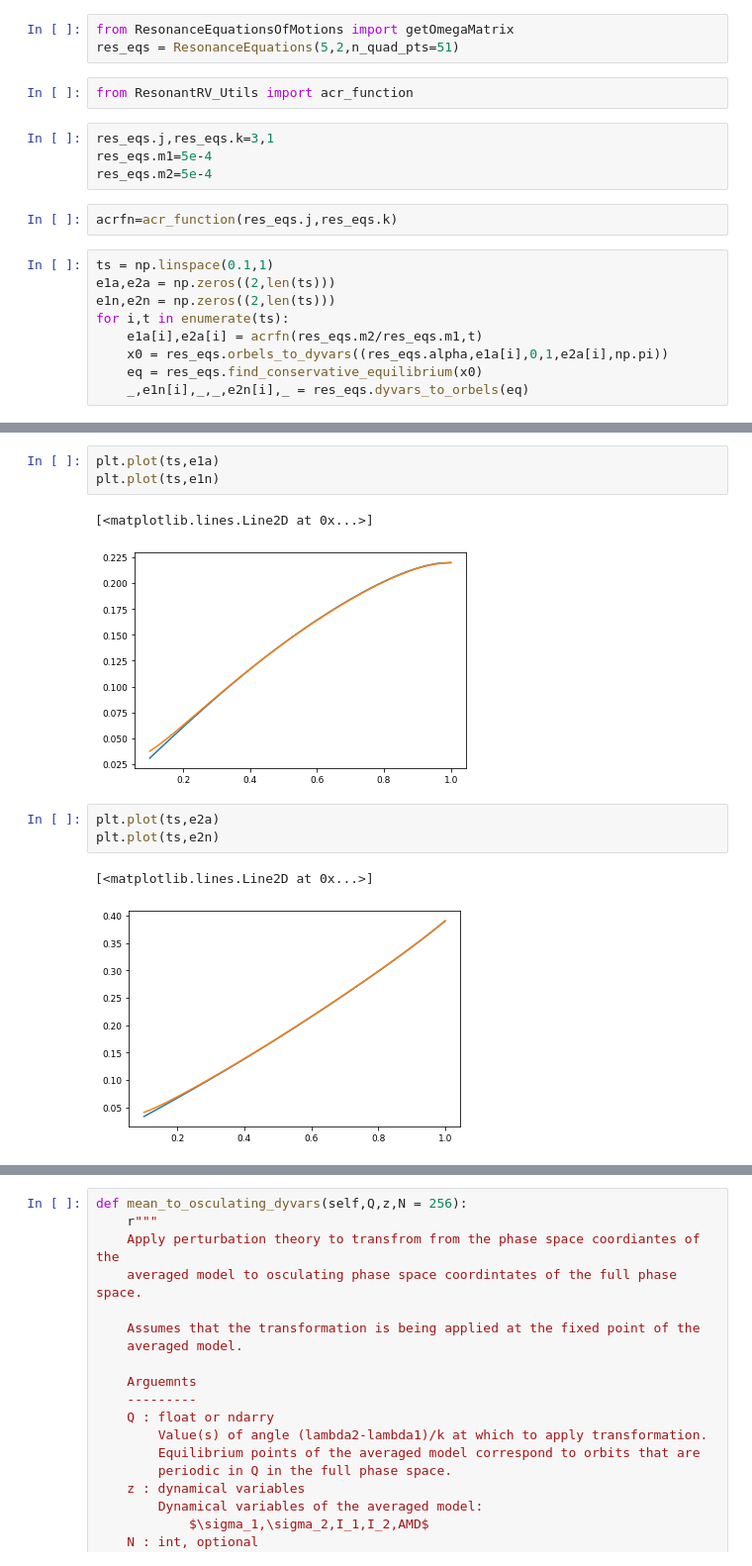
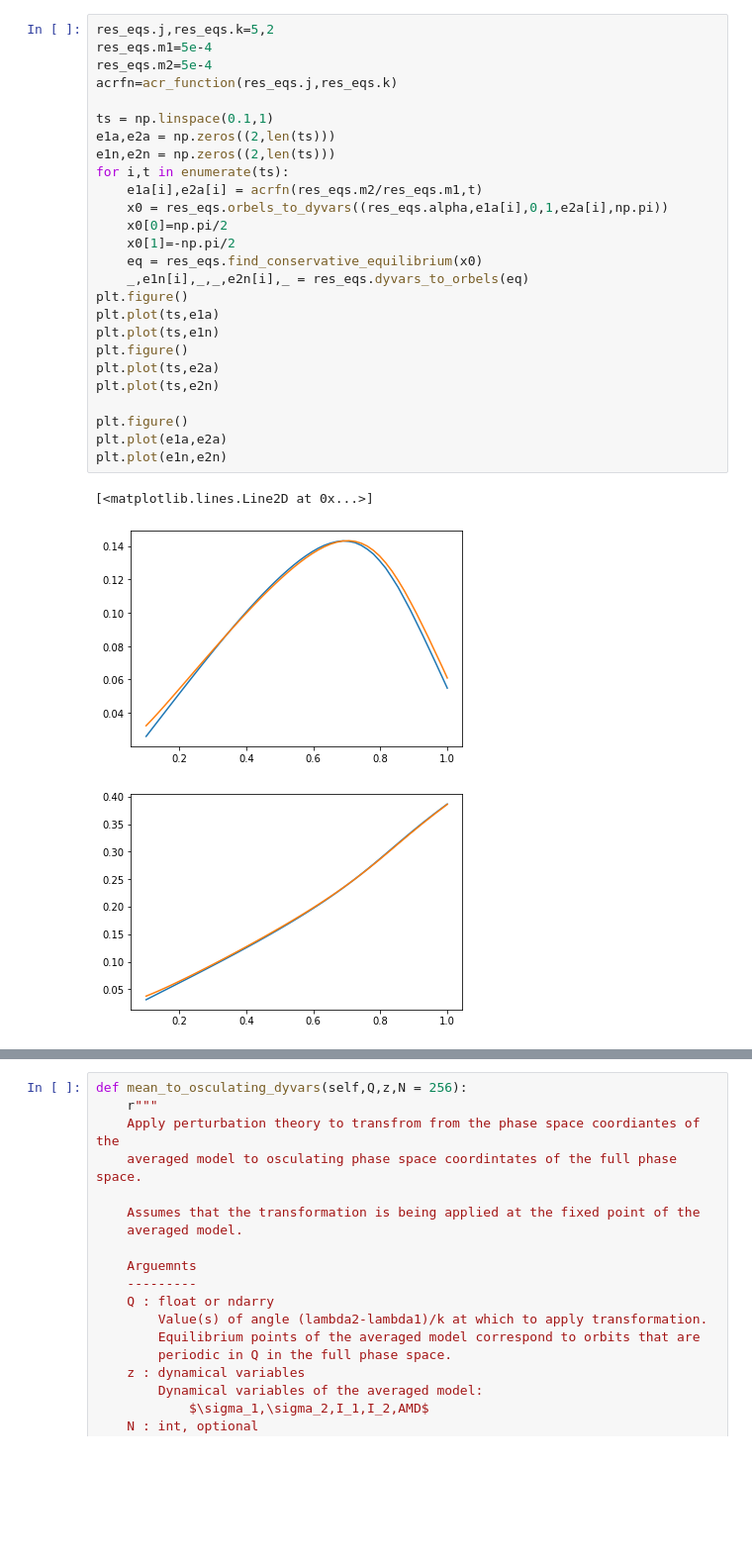
Before and after one commit to shadden/ResonantPlanetPairsRVModeling, a Jupyter notebook: jupyter_examples/SynodicCorrectionTests.ipynb, the cells around one changed output, grey strips where cells are left out. Shown: that part at 99% size. Drawn from its saved outputs; the diff is of its cells as text; blank space fills up the shorter version.

Commit message:
Properly functioning synodic corrections tested for first- and second-order MMR

```diff
--- a/jupyter_examples/SynodicCorrectionTests.ipynb
+++ b/jupyter_examples/SynodicCorrectionTests.ipynb
@@ -8,20 +16,30 @@ from ResonanceEquationsOfMotions import ResonanceEquations
-# %%
-from ResonanceEquationsOfMotions import getOmegaMatrix
-res_eqs = ResonanceEquations(5,2,n_quad_pts=51)
-# %%
-from ResonantRV_Utils import acr_function
-# %%
-res_eqs.j,res_eqs.k=3,1
-res_eqs.m1=5e-4
-res_eqs.m2=5e-4
-# %%
-acrfn=acr_function(res_eqs.j,res_eqs.k)
 # %%
+res_eqs.j,res_eqs.k=5,2
+res_eqs.m1=5e-4
+res_eqs.m2=5e-4
+acrfn=acr_function(res_eqs.j,res_eqs.k)
+
 ts = np.linspace(0.1,1)
 e1a,e2a = np.zeros((2,len(ts)))
 e1n,e2n = np.zeros((2,len(ts)))
 for i,t in enumerate(ts):
     e1a[i],e2a[i] = acrfn(res_eqs.m2/res_eqs.m1,t)
     x0 = res_eqs.orbels_to_dyvars((res_eqs.alpha,e1a[i],0,1,e2a[i],np.pi))
+    x0[0]=np.pi/2
+    x0[1]=-np.pi/2
     eq = res_eqs.find_conservative_equilibrium(x0)
     _,e1n[i],_,_,e2n[i],_ = res_eqs.dyvars_to_orbels(eq)
+plt.figure()
+plt.plot(ts,e1a)
+plt.plot(ts,e1n)
+plt.figure()
+plt.plot(ts,e2a)
+plt.plot(ts,e2n)
+
+plt.figure()
+plt.plot(e1a,e2a)
+plt.plot(e1n,e2n)
+# %% [output]
+[<matplotlib.lines.Line2D at 0x...>]
+[figure, added]
+[figure, added]
@@ -28,13 +47 @@ for i,t in enumerate(ts):
-# %%
-plt.plot(ts,e1a)
-plt.plot(ts,e1n)
-# %% [output]
-[<matplotlib.lines.Line2D at 0x...>]
-[figure, removed]
-# %%
-plt.plot(ts,e2a)
-plt.plot(ts,e2n)
-# %% [output]
-[<matplotlib.lines.Line2D at 0x...>]
-[figure, removed]
 # %%
```
Also changed, not shown: parts of 17 cells of this notebook, 1 other file.
